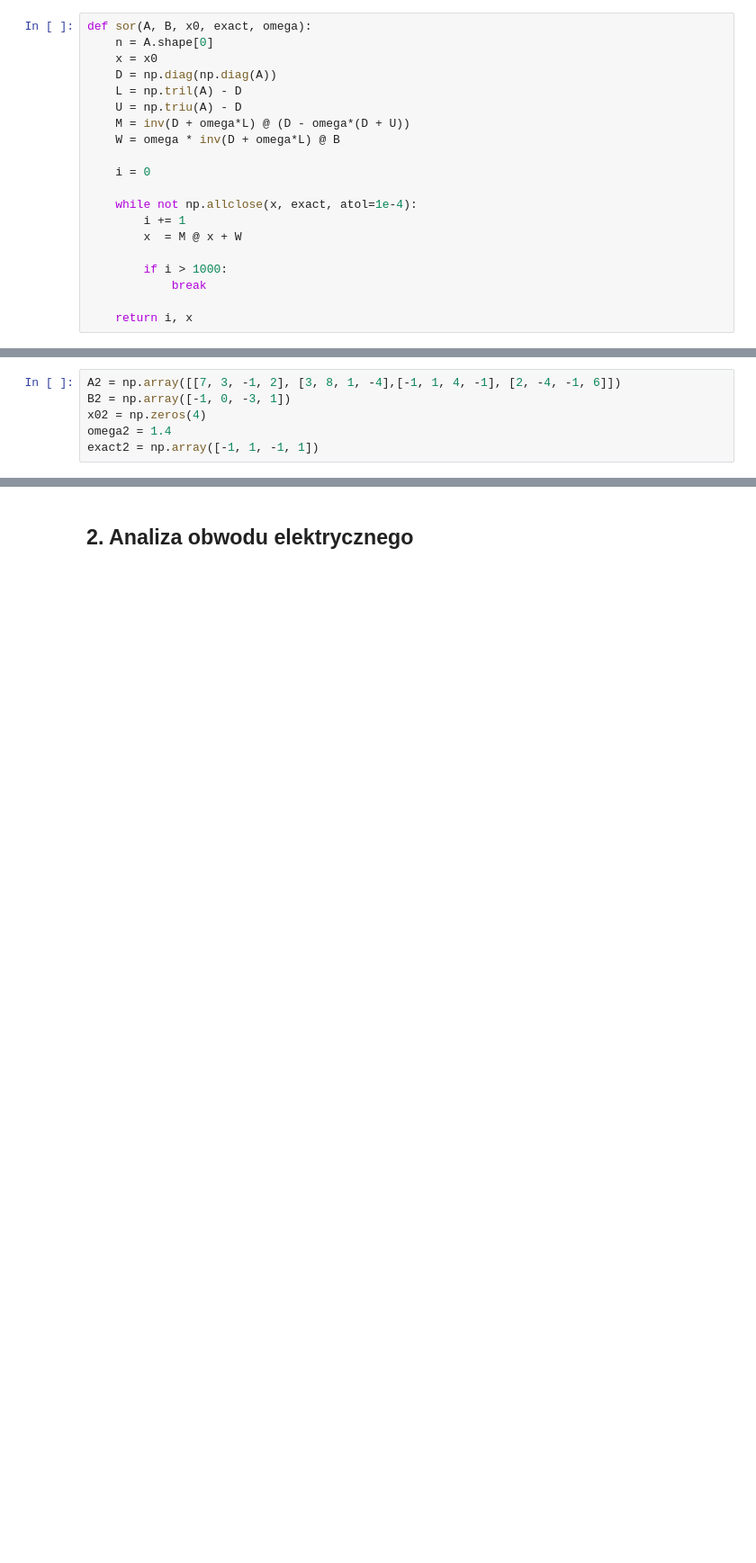
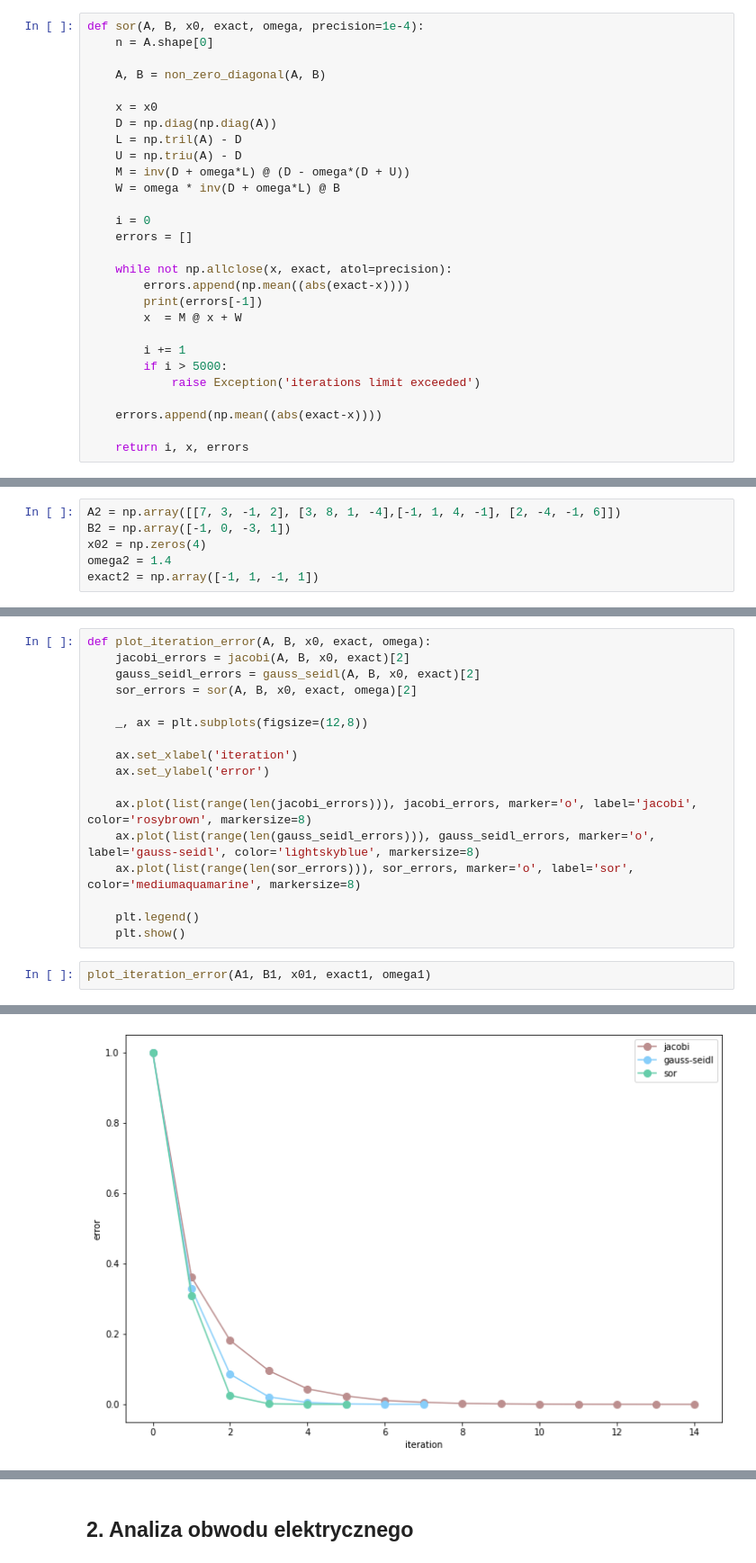
Before and after one commit to mhawryluk/mownit, a Jupyter notebook: lab7/lab7.ipynb, the cells around one changed output, grey strips where cells are left out. Shown: that part at 90% size. Drawn from its saved outputs; the diff is of its cells as text; blank space fills up the shorter version.

```diff
--- a/lab7/lab7.ipynb
+++ b/lab7/lab7.ipynb
@@ -50,8 +95,11 @@ def gauss_seidl(A, B, x0, exact):
 # %% [markdown]
 #### metoda SOR
 # %%
-def sor(A, B, x0, exact, omega):
+def sor(A, B, x0, exact, omega, precision=1e-4):
     n = A.shape[0]
+
+    A, B = non_zero_diagonal(A, B)
+
     x = x0
     D = np.diag(np.diag(A))
     L = np.tril(A) - D
@@ -60,15 +108,20 @@ def sor(A, B, x0, exact, omega):
     W = omega * inv(D + omega*L) @ B
 
     i = 0
+    errors = []
 
-    while not np.allclose(x, exact, atol=1e-4):
-        i += 1
+    while not np.allclose(x, exact, atol=precision):
+        errors.append(np.mean((abs(exact-x))))
+        print(errors[-1])
         x  = M @ x + W
 
-        if i > 1000:
-            break
+        i += 1
+        if i > 5000:
+            raise Exception('iterations limit exceeded')
 
-    return i, x
+    errors.append(np.mean((abs(exact-x))))
+
+    return i, x, errors
 # %% [markdown]
 #### testy
 # %%
@@ -93,0 +165,20 @@ gauss seidl:  7 [ 0.99989203 -0.99991255  1.00004696 -0.99992703]
+# %%
+def plot_iteration_error(A, B, x0, exact, omega):
+    jacobi_errors = jacobi(A, B, x0, exact)[2]
+    gauss_seidl_errors = gauss_seidl(A, B, x0, exact)[2]
+    sor_errors = sor(A, B, x0, exact, omega)[2]
+
+    _, ax = plt.subplots(figsize=(12,8))
+
+    ax.set_xlabel('iteration')
+    ax.set_ylabel('error')
+
+    ax.plot(list(range(len(jacobi_errors))), jacobi_errors, marker='o', label='jacobi', color='rosybrown', markersize=8)
+    ax.plot(list(range(len(gauss_seidl_errors))), gauss_seidl_errors, marker='o', label='gauss-seidl', color='lightskyblue', markersize=8)
+    ax.plot(list(range(len(sor_errors))), sor_errors, marker='o', label='sor', color='mediumaquamarine', markersize=8)
+
+    plt.legend()
+    plt.show()
+# %%
+plot_iteration_error(A1, B1, x01, exact1, omega1)
+# %% [output]
@@ -93,0 +202 @@ gauss seidl:  7 [ 0.99989203 -0.99991255  1.00004696 -0.99992703]
+[figure, added]
```
Also changed, not shown: parts of 19 cells of this notebook, 1 other file.
